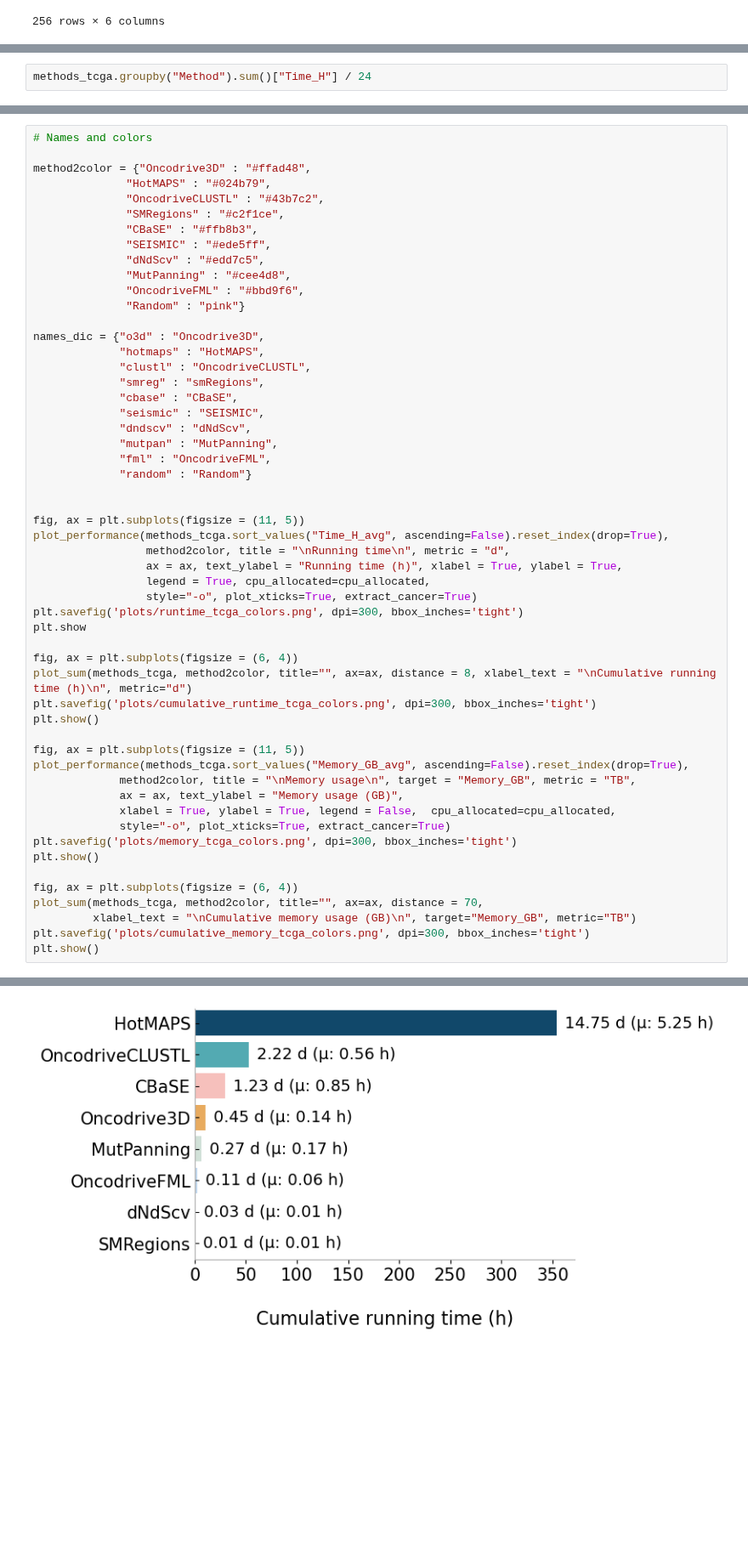
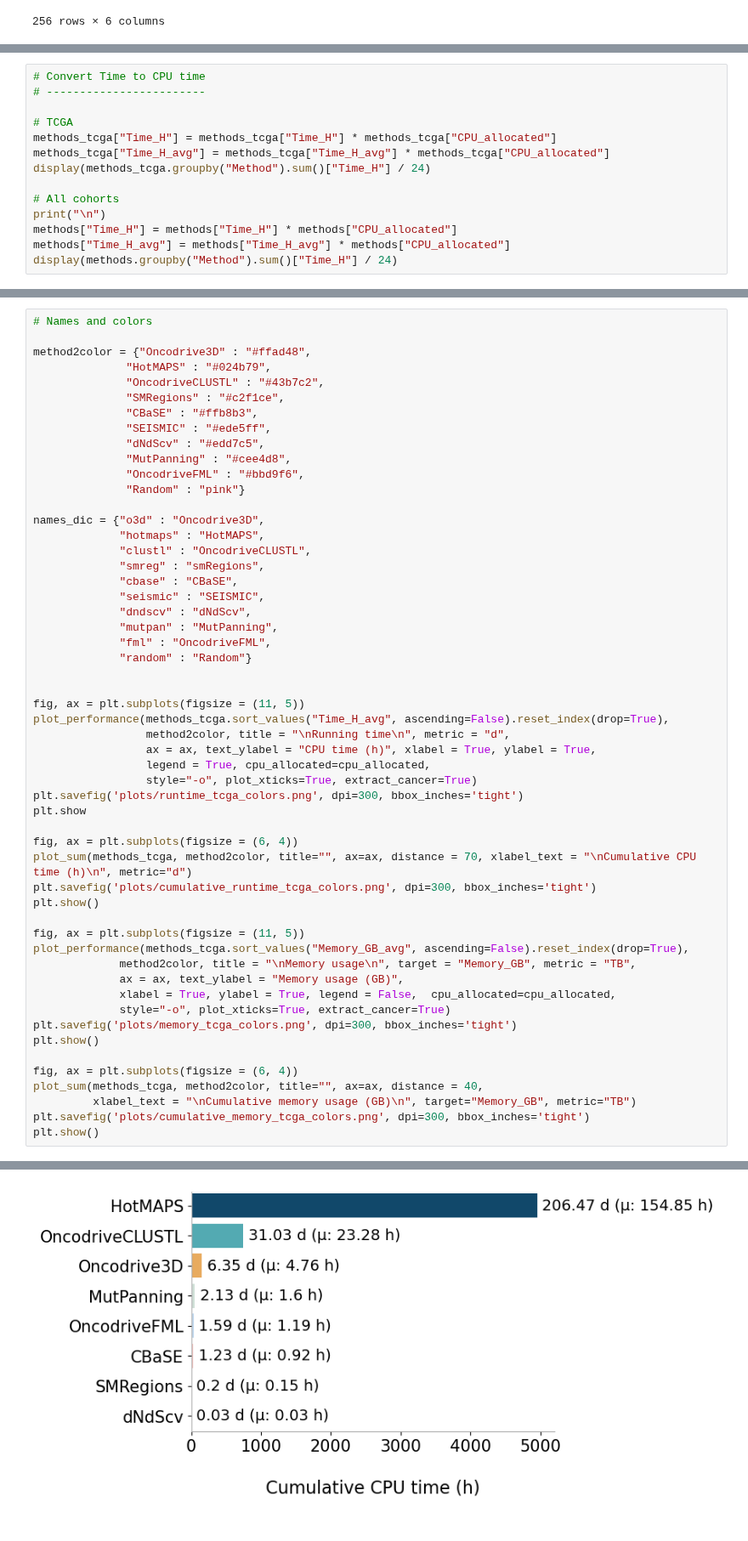
Before and after one commit to bbglab/oncodrive3d_paper, a Jupyter notebook: fig3_resources_analysis/resources_analysis.ipynb, the cells around one changed output, grey strips where cells are left out. Shown at 85% size. Drawn from its saved outputs; the diff is of its cells as text; blank space fills up the shorter version.

Commit message:
Update to data visualization and qqplots

```diff
--- a/fig3_resources_analysis/resources_analysis.ipynb
+++ b/fig3_resources_analysis/resources_analysis.ipynb
@@ -506,4 +441,16 @@ def plot_sum(df, color_dic, title, ax, distance, xlabel_text,
 # %%
-methods_tcga.groupby("Method").sum()["Time_H"] / 24
+# Convert Time to CPU time
+# ------------------------
+
+# TCGA
+methods_tcga["Time_H"] = methods_tcga["Time_H"] * methods_tcga["CPU_allocated"]
+methods_tcga["Time_H_avg"] = methods_tcga["Time_H_avg"] * methods_tcga["CPU_allocated"]
+display(methods_tcga.groupby("Method").sum()["Time_H"] / 24)
+
+# All cohorts
+print("\n")
+methods["Time_H"] = methods["Time_H"] * methods["CPU_allocated"]
+methods["Time_H_avg"] = methods["Time_H_avg"] * methods["CPU_allocated"]
+display(methods.groupby("Method").sum()["Time_H"] / 24)
 # %% [output]
 Method
@@ -574,14 +502,14 @@ names_dic = {"o3d" : "Oncodrive3D",
 fig, ax = plt.subplots(figsize = (11, 5))
 plot_performance(methods_tcga.sort_values("Time_H_avg", ascending=False).reset_index(drop=True),
                  method2color, title = "\nRunning time\n", metric = "d",
-                 ax = ax, text_ylabel = "Running time (h)", xlabel = True, ylabel = True,
+                 ax = ax, text_ylabel = "CPU time (h)", xlabel = True, ylabel = True,
                  legend = True, cpu_allocated=cpu_allocated,
                  style="-o", plot_xticks=True, extract_cancer=True)
 plt.savefig('plots/runtime_tcga_colors.png', dpi=300, bbox_inches='tight')
 plt.show
 
 fig, ax = plt.subplots(figsize = (6, 4))
-plot_sum(methods_tcga, method2color, title="", ax=ax, distance = 8, xlabel_text = "\nCumulative running time (h)\n", metric="d")
+plot_sum(methods_tcga, method2color, title="", ax=ax, distance = 70, xlabel_text = "\nCumulative CPU time (h)\n", metric="d")
 plt.savefig('plots/cumulative_runtime_tcga_colors.png', dpi=300, bbox_inches='tight')
 plt.show()
 
@@ -595,7 +523,7 @@ plt.savefig('plots/memory_tcga_colors.png', dpi=300, bbox_inches='tight')
 plt.show()
 
 fig, ax = plt.subplots(figsize = (6, 4))
-plot_sum(methods_tcga, method2color, title="", ax=ax, distance = 70,
+plot_sum(methods_tcga, method2color, title="", ax=ax, distance = 40,
          xlabel_text = "\nCumulative memory usage (GB)\n", target="Memory_GB", metric="TB")
 plt.savefig('plots/cumulative_memory_tcga_colors.png', dpi=300, bbox_inches='tight')
 plt.show()
@@ -604,2 +532,2 @@ plt.show()
-[figure, old version]
+[figure, new version]
 [figure]
```
Also changed, not shown: parts of 16 cells of this notebook, 6 other files.
